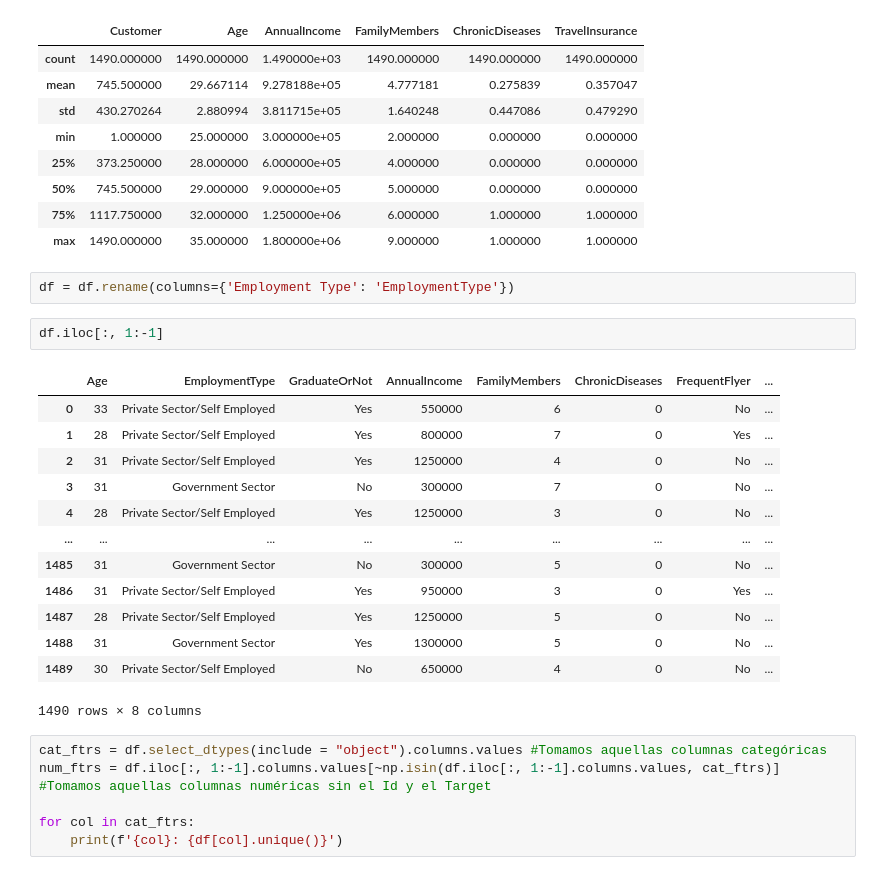
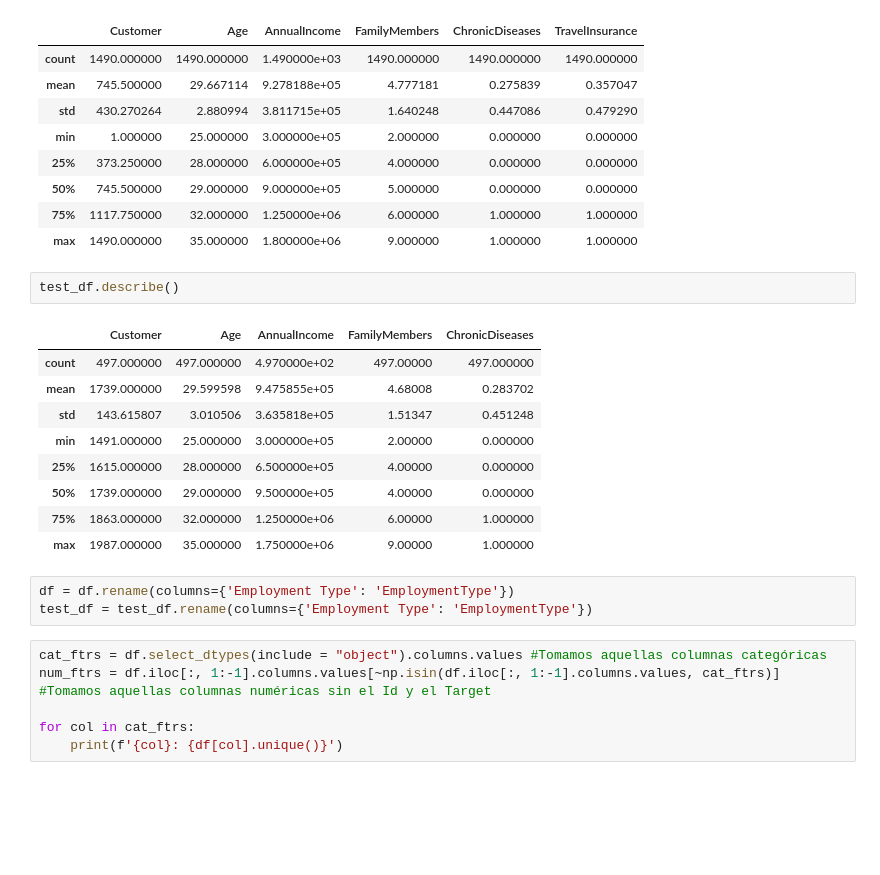
Before and after one commit to JIBarrionuevoGaltier/DiploDatos2021_Grupo_4, a Jupyter notebook: 04_AS/Entregable_AS.ipynb, the cells around one changed output. Drawn from its saved outputs; the diff is of its cells as text; blank space fills up the shorter version.

```diff
--- a/04_AS/Entregable_AS.ipynb
+++ b/04_AS/Entregable_AS.ipynb
@@ -88,24 +118,21 @@ df.describe()
 | 50% | 745.500000 | 29.000000 | 9.000000e+05 | 5.000000 | 0.000000 | 0.000000 |
 | 75% | 1117.750000 | 32.000000 | 1.250000e+06 | 6.000000 | 1.000000 | 1.000000 |
 | max | 1490.000000 | 35.000000 | 1.800000e+06 | 9.000000 | 1.000000 | 1.000000 |
-# %%
-df = df.rename(columns={'Employment Type': 'EmploymentType'})
-# %%
-df.iloc[:, 1:-1]
-# %% [output]
-|  | Age | EmploymentType | GraduateOrNot | AnnualIncome | FamilyMembers | ChronicDiseases | FrequentFlyer | ... |
-| 0 | 33 | Private Sector/Self Employed | Yes | 550000 | 6 | 0 | No | ... |
-| 1 | 28 | Private Sector/Self Employed | Yes | 800000 | 7 | 0 | Yes | ... |
-| 2 | 31 | Private Sector/Self Employed | Yes | 1250000 | 4 | 0 | No | ... |
-| 3 | 31 | Government Sector | No | 300000 | 7 | 0 | No | ... |
-| 4 | 28 | Private Sector/Self Employed | Yes | 1250000 | 3 | 0 | No | ... |
-| ... | ... | ... | ... | ... | ... | ... | ... | ... |
-| 1485 | 31 | Government Sector | No | 300000 | 5 | 0 | No | ... |
-| 1486 | 31 | Private Sector/Self Employed | Yes | 950000 | 3 | 0 | Yes | ... |
-| 1487 | 28 | Private Sector/Self Employed | Yes | 1250000 | 5 | 0 | No | ... |
-| 1488 | 31 | Government Sector | Yes | 1300000 | 5 | 0 | No | ... |
-| 1489 | 30 | Private Sector/Self Employed | No | 650000 | 4 | 0 | No | ... |
-1490 rows × 8 columns
+# %%
+test_df.describe()
+# %% [output]
+|  | Customer | Age | AnnualIncome | FamilyMembers | ChronicDiseases |
+| count | 497.000000 | 497.000000 | 4.970000e+02 | 497.00000 | 497.000000 |
+| mean | 1739.000000 | 29.599598 | 9.475855e+05 | 4.68008 | 0.283702 |
+| std | 143.615807 | 3.010506 | 3.635818e+05 | 1.51347 | 0.451248 |
+| min | 1491.000000 | 25.000000 | 3.000000e+05 | 2.00000 | 0.000000 |
+| 25% | 1615.000000 | 28.000000 | 6.500000e+05 | 4.00000 | 0.000000 |
+| 50% | 1739.000000 | 29.000000 | 9.500000e+05 | 4.00000 | 0.000000 |
+| 75% | 1863.000000 | 32.000000 | 1.250000e+06 | 6.00000 | 1.000000 |
+| max | 1987.000000 | 35.000000 | 1.750000e+06 | 9.00000 | 1.000000 |
+# %%
+df = df.rename(columns={'Employment Type': 'EmploymentType'})
+test_df = test_df.rename(columns={'Employment Type': 'EmploymentType'})
 # %%
 cat_ftrs = df.select_dtypes(include = "object").columns.values #Tomamos aquellas columnas categóricas
 num_ftrs = df.iloc[:, 1:-1].columns.values[~np.isin(df.iloc[:, 1:-1].columns.values, cat_ftrs)] #Tomamos aquellas columnas numéricas sin el Id y el Target
```
Also changed, not shown: parts of 28 cells of this notebook, 1 other file.
